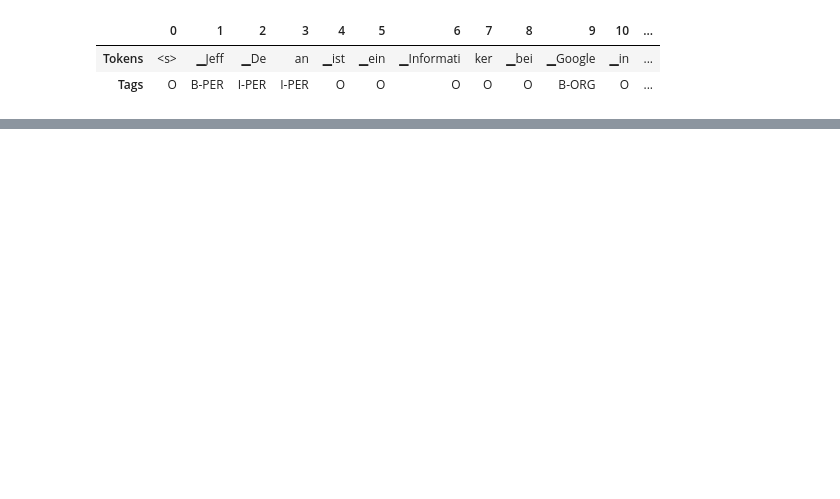
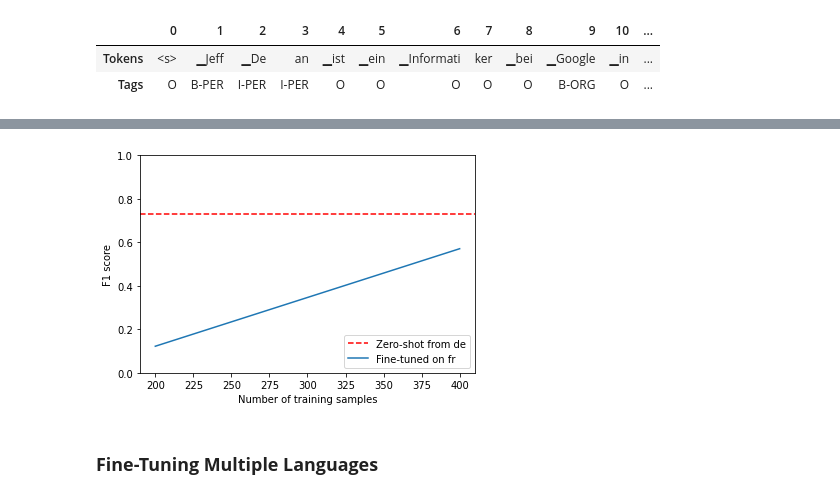
Before and after one commit to ThinamXx/Transformers_NLP, a Jupyter notebook: 02. NLP with Transformers/04. Named Entity Recognition/NER.ipynb, the cells around one changed output, grey strips where cells are left out. Cells and saved outputs as stored; diff of their text form; code cells hidden in the pictures; blank space fills up the shorter version.

```diff
--- a/02. NLP with Transformers/04. Named Entity Recognition/NER.ipynb
+++ b/02. NLP with Transformers/04. Named Entity Recognition/NER.ipynb
@@ -411,0 +631,4 @@ tag_text(text_de, tags, trainer.model, xlmr_tokenizer)                      # In
+# %%
+#@ IMPLEMENTATION ON ENGLISH DATASET:
+f1_scores["de"]["en"] = evaluate_lang_performance("en", trainer)                # Implementation.
+print(f"F1-score of [de] model on [en] dataset: {f1_scores['de']['en']:.3f}")   # Inspection.
@@ -411,0 +641,23 @@ tag_text(text_de, tags, trainer.model, xlmr_tokenizer)                      # In
+# %%
+#@ FUNCTION TO FINE-TUNE XLM-R MODEL: IMPORTANT:
+def train_on_subset(dataset, num_samples):                                          # Defining function.
+    train_ds = dataset["train"].shuffle(seed=2022).select(range(num_samples))       # Initializing training dataset.
+    valid_ds = dataset["validation"]                                                # Initializing validation dataset.
+    test_ds = dataset["test"]                                                       # Initializing test dataset.
+    training_args.logging_steps = len(train_ds) // batch_size                       # Initializing logging steps.
+    trainer = Trainer(model_init=model_init, args=training_args,
+                      data_collator=data_collator, compute_metrics=compute_metrics,
+                      train_dataset=train_ds, eval_dataset=valid_ds,                # Training and validation dataset.
+                      tokenizer=xlmr_tokenizer)                                     # Initializing trainer.
+    trainer.train()                                                                 # Training the trainer model.
+    if training_args.push_to_hub:
+        trainer.push_to_hub(commit_message="Training completed!")                   # Pushing to hub.
+    f1_score = get_f1_score(trainer, test_ds)                                       # Getting f1 scores.
+    return pd.DataFrame.from_dict({"num_samples": [len(train_ds)],
+                                   "f1_score": f1_score})                           # Getting dataframe.
+# %%
+#@ FINE-TUNING WITH FRENCH CORPUS:
+panx_fr_encoded = encode_panx_dataset(panx_ch["fr"])                                # Encoding french dataset.
+training_args.push_to_hub = False
+metrics_df = train_on_subset(panx_fr_encoded, 200)                                  # Implementation of funtion.
+metrics_df
@@ -411,0 +673,5 @@ tag_text(text_de, tags, trainer.model, xlmr_tokenizer)                      # In
+# %%
+#@ FINE-TUNING WITH FRENCH CORPUS: INCREASING TRAINING SET:
+for num_samples in [400]:
+    metrics_df = metrics_df.append(
+        train_on_subset(panx_fr_encoded, num_samples), ignore_index=True)       # Implementation.
@@ -411,0 +686,14 @@ tag_text(text_de, tags, trainer.model, xlmr_tokenizer)                      # In
+# %%
+#@ PLOTTING F1 SCORES:
+fig, ax = plt.subplots()
+ax.axhline(f1_scores["de"]["fr"], ls="--", color="r")
+metrics_df.set_index("num_samples").plot(ax=ax)
+plt.legend(["Zero-shot from de", "Fine-tuned on fr"], loc="lower right")
+plt.ylim((0, 1))
+plt.xlabel("Number of training samples")
+plt.ylabel("F1 score")
+plt.show()
+# %% [output]
+[figure, added]
+# %% [markdown]
+### **Fine-Tuning Multiple Languages**
```
Also changed, not shown: parts of 36 cells of this notebook.
